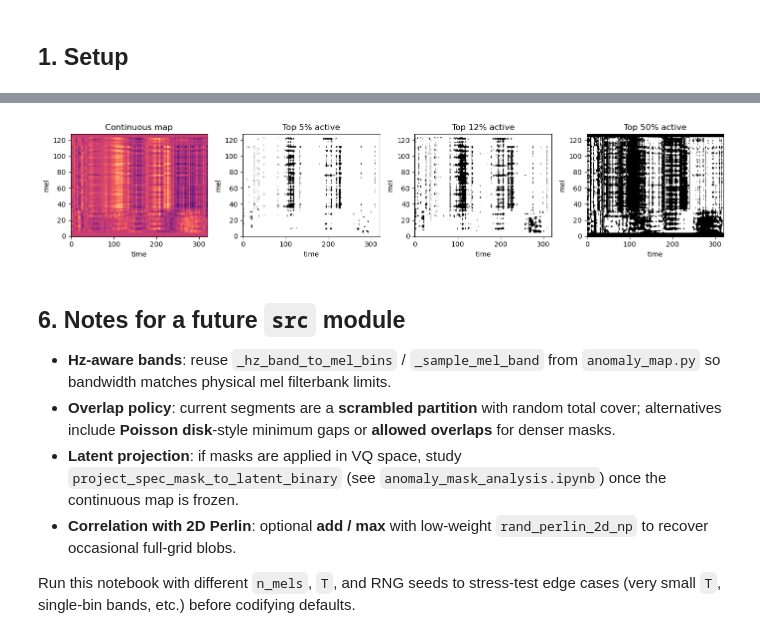
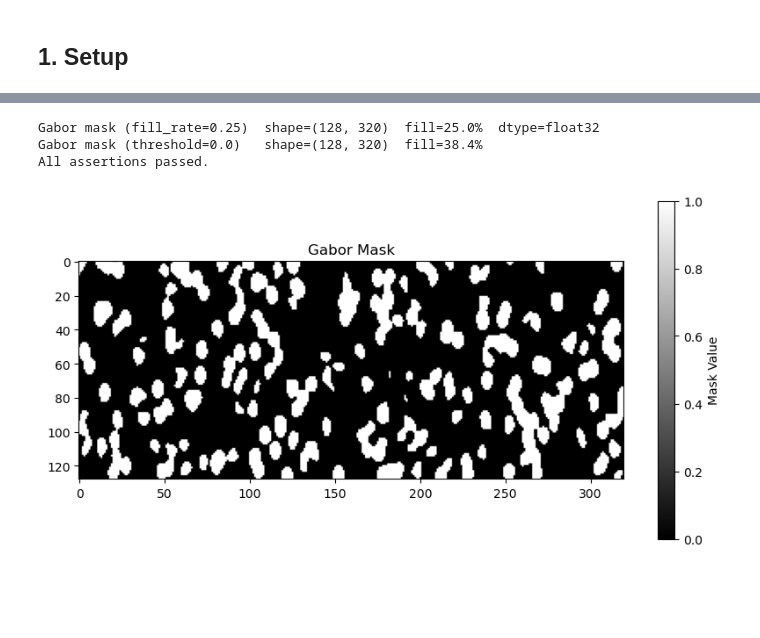
Before and after one commit to raidantimosquitos/semcom-sDSR, a Jupyter notebook: notebooks/spectrogram_perlin_noise_study.ipynb, the cells around one changed output, grey strips where cells are left out. Saved outputs shown, nothing was run; the diff lists cells and outputs as text; code cells hidden in the pictures; blank space fills up the shorter version.

Commit message:
changed anomaly injection with shuffling

```diff
--- a/notebooks/spectrogram_perlin_noise_study.ipynb
+++ b/notebooks/spectrogram_perlin_noise_study.ipynb
@@ -281,33 +37,0 @@ The structured map is **continuous**; anomaly masks are **binary**. Below: globa
-# %%
-def binarize_quantile(M: np.ndarray, q: float) -> np.ndarray:
-    """Top q fraction of values set to 1 (per-map)."""
-    thr = np.quantile(M, 1.0 - q)
-    return (M >= thr).astype(np.float32)
-
-
-rng_b = np.random.default_rng(7)
-M = spectrogram_structured_noise(n_mels, T, rng_b)
-qs = [0.05, 0.12, 0.25]
-
-fig, axes = plt.subplots(1, len(qs) + 1, figsize=(14, 3))
-axes[0].imshow(M, aspect="auto", origin="lower", cmap="magma")
-axes[0].set_title("Continuous map")
-for ax, q in zip(axes[1:], qs):
-    ax.imshow(binarize_quantile(M, q), aspect="auto", origin="lower", cmap="gray_r", vmin=0, vmax=1)
-    ax.set_title(f"Top {100*q:.0f}% active")
-for ax in axes:
-    ax.set_xlabel("time")
-    ax.set_ylabel("mel")
-plt.tight_layout()
-plt.show()
-# %% [output]
-[figure, removed]
-# %% [markdown]
-## 6. Notes for a future `src` module
-
-- **Hz-aware bands**: reuse `_hz_band_to_mel_bins` / `_sample_mel_band` from `anomaly_map.py` so bandwidth matches physical mel filterbank limits.
-- **Overlap policy**: current segments are a **scrambled partition** with random total cover; alternatives include **Poisson disk**-style minimum gaps or **allowed overlaps** for denser masks.
-- **Latent projection**: if masks are applied in VQ space, study `project_spec_mask_to_latent_binary` (see `anomaly_mask_analysis.ipynb`) once the continuous map is frozen.
-- **Correlation with 2D Perlin**: optional **add / max** with low-weight `rand_perlin_2d_np` to recover occasional full-grid blobs.
-
-Run this notebook with different `n_mels`, `T`, and RNG seeds to stress-test edge cases (very small `T`, single-bin bands, etc.) before codifying defaults.
@@ -313,0 +370,34 @@ Run this notebook with different `n_mels`, `T`, and RNG seeds to stress-test edg
+# %%
+n_mels, T = 128, 320
+
+mask = gabor_mask(n_mels, T, fill_rate=0.25, seed=0)
+fill = mask.mean() * 100
+print(f"Gabor mask (fill_rate=0.25)  shape={mask.shape}  fill={fill:.1f}%  dtype={mask.dtype}")
+assert mask.shape == (n_mels, T)
+assert set(np.unique(mask)).issubset({0.0, 1.0})
+assert abs(fill - 25.0) < 1.0, f"Fill {fill:.1f}% out of tolerance"
+
+mask2 = gabor_mask(n_mels, T, threshold=0.0, seed=0)
+print(f"Gabor mask (threshold=0.0)   shape={mask2.shape}  fill={mask2.mean()*100:.1f}%")
+
+for _ in range(50):
+    m = gabor_mask(128, 256)
+    assert m.shape == (128, 256)
+    assert set(np.unique(m)).issubset({0.0, 1.0})
+
+print("All assertions passed.")
+# %% [output]
+Gabor mask (fill_rate=0.25)  shape=(128, 320)  fill=25.0%  dtype=float32
+Gabor mask (threshold=0.0)   shape=(128, 320)  fill=38.4%
+All assertions passed.
+# %%
+# Plot gabor mask
+import matplotlib.pyplot as plt
+
+plt.figure(figsize=(10, 5))
+plt.imshow(mask, cmap='gray')
+plt.colorbar(label='Mask Value')
+plt.title('Gabor Mask')
+plt.show()
+# %% [output]
+[figure, added]
```
Also changed, not shown: parts of 11 cells of this notebook, 2 other files.
